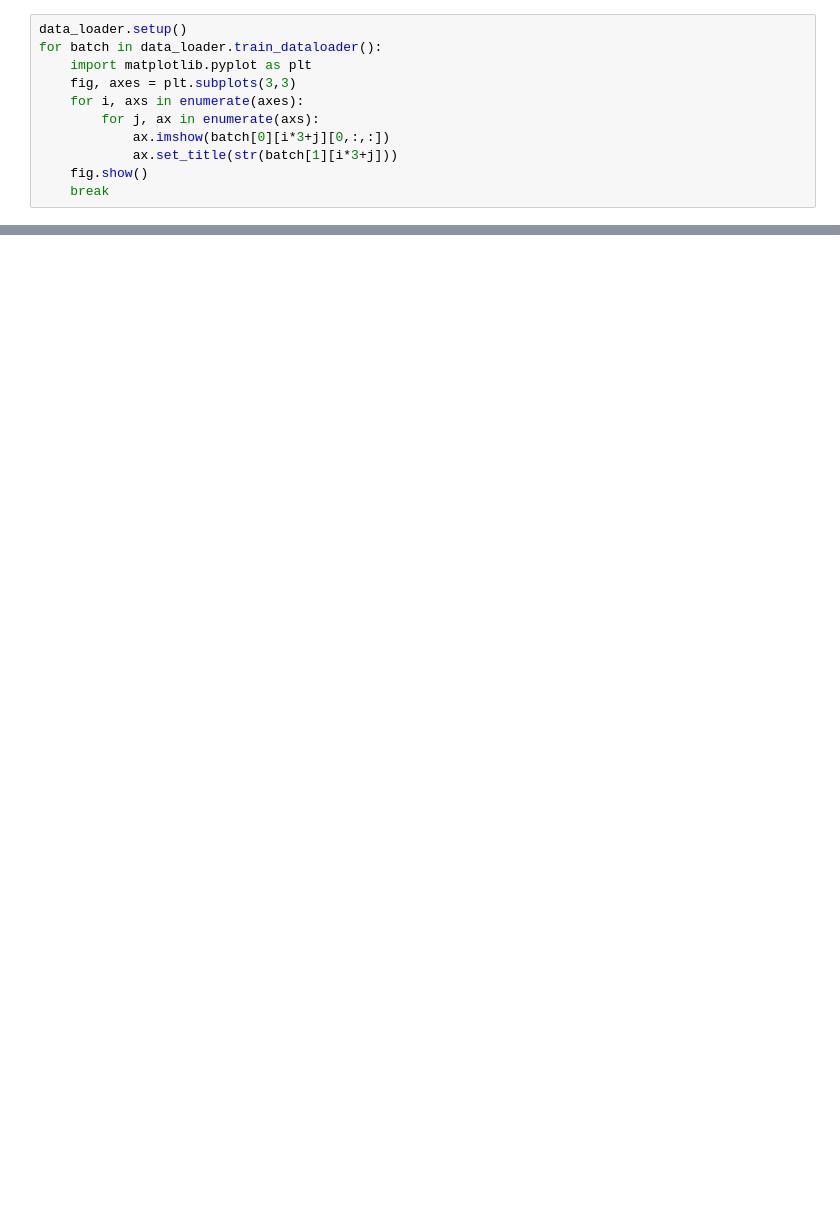
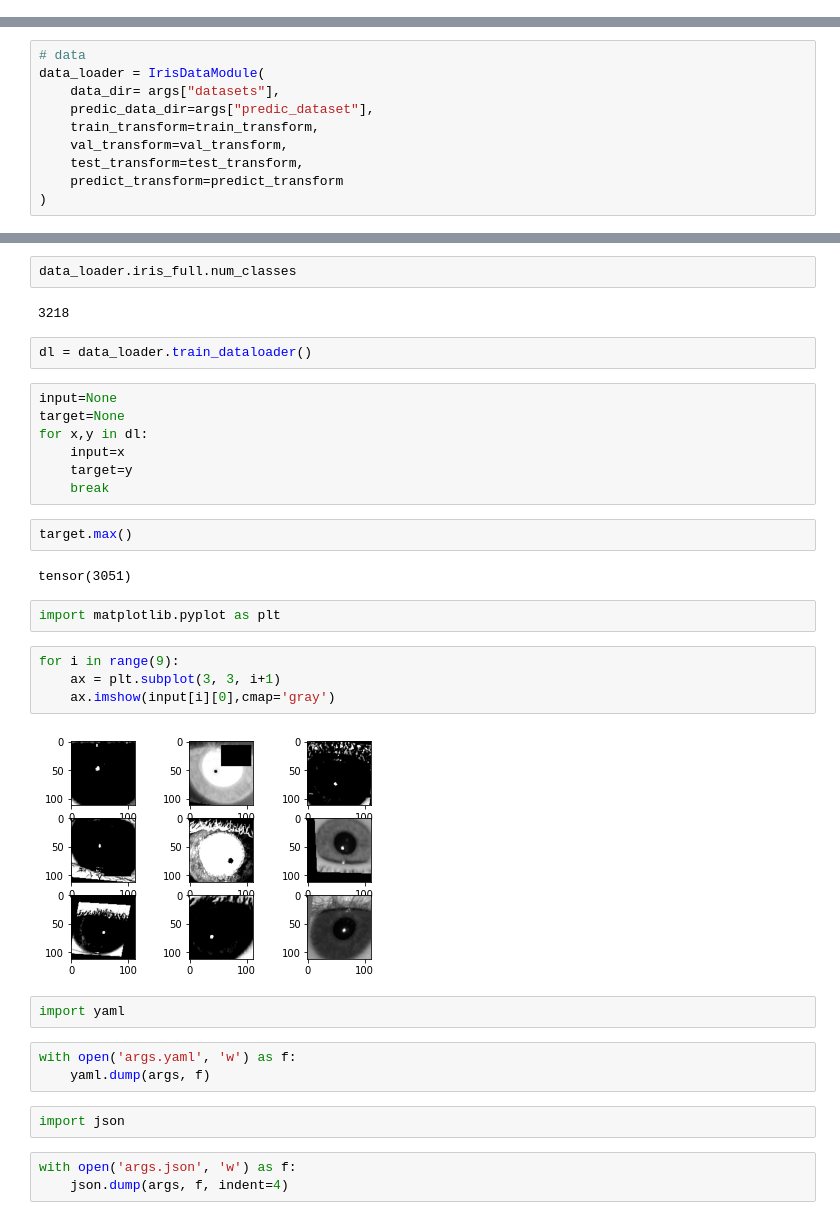
Before and after one commit to marekkles/DP, a Jupyter notebook: lightning/data_loader_test.ipynb, the cells around one changed output, grey strips where cells are left out. Saved outputs shown, nothing was run; the diff lists cells and outputs as text; blank space fills up the shorter version.

Commit message:
Fixes to training configuration

```diff
--- a/lightning/data_loader_test.ipynb
+++ b/lightning/data_loader_test.ipynb
@@ -46,11 +60,0 @@ NameError: name 'IrisDataModule' is not defined
-# %%
-data_loader.setup()
-for batch in data_loader.train_dataloader():
-    import matplotlib.pyplot as plt
-    fig, axes = plt.subplots(3,3)
-    for i, axs in enumerate(axes):
-        for j, ax in enumerate(axs):
-            ax.imshow(batch[0][i*3+j][0,:,:])
-            ax.set_title(str(batch[1][i*3+j]))
-    fig.show()
-    break
@@ -56,0 +99,10 @@ for batch in data_loader.train_dataloader():
+# %%
+# data
+data_loader = IrisDataModule(
+    data_dir= args["datasets"],
+    predic_data_dir=args["predic_dataset"],
+    train_transform=train_transform,
+    val_transform=val_transform,
+    test_transform=test_transform,
+    predict_transform=predict_transform
+)
@@ -56,0 +111,35 @@ for batch in data_loader.train_dataloader():
+# %%
+data_loader.iris_full.num_classes
+# %% [output]
+3218
+# %%
+dl = data_loader.train_dataloader()
+# %%
+input=None
+target=None
+for x,y in dl:
+    input=x
+    target=y
+    break
+# %%
+target.max()
+# %% [output]
+tensor(3051)
+# %%
+import matplotlib.pyplot as plt
+# %%
+for i in range(9):
+    ax = plt.subplot(3, 3, i+1)
+    ax.imshow(input[i][0],cmap='gray')
+# %% [output]
+[figure, added]
+# %%
+import yaml
+# %%
+with open('args.yaml', 'w') as f:
+    yaml.dump(args, f)
+# %%
+import json
+# %%
+with open('args.json', 'w') as f:
+    json.dump(args, f, indent=4)
```
Also changed, not shown: parts of 6 cells of this notebook, 10 other files.
